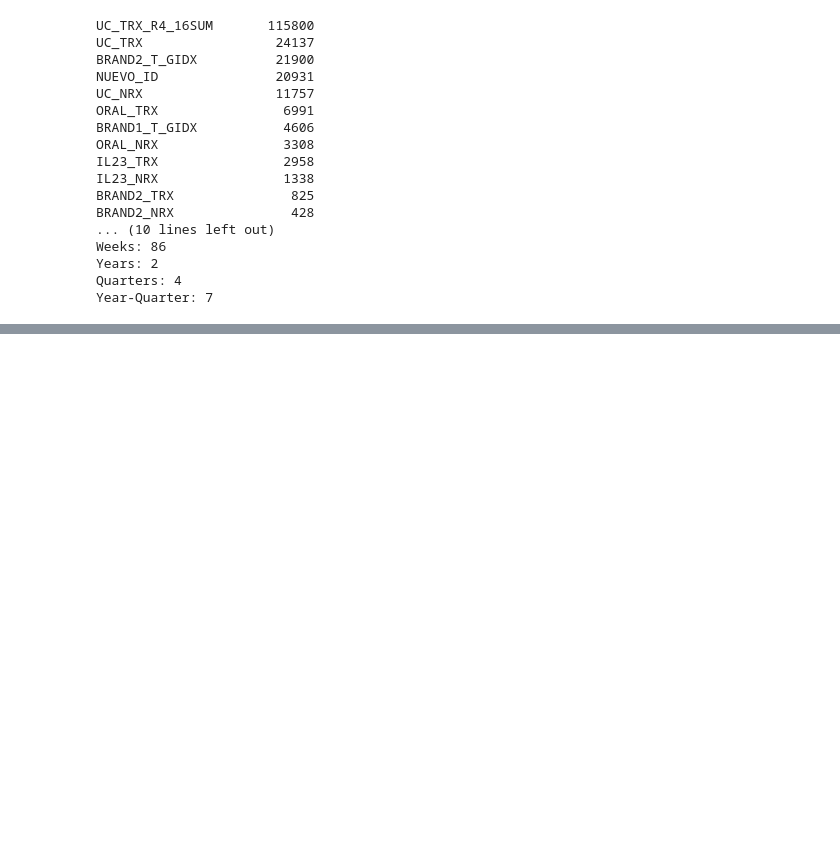
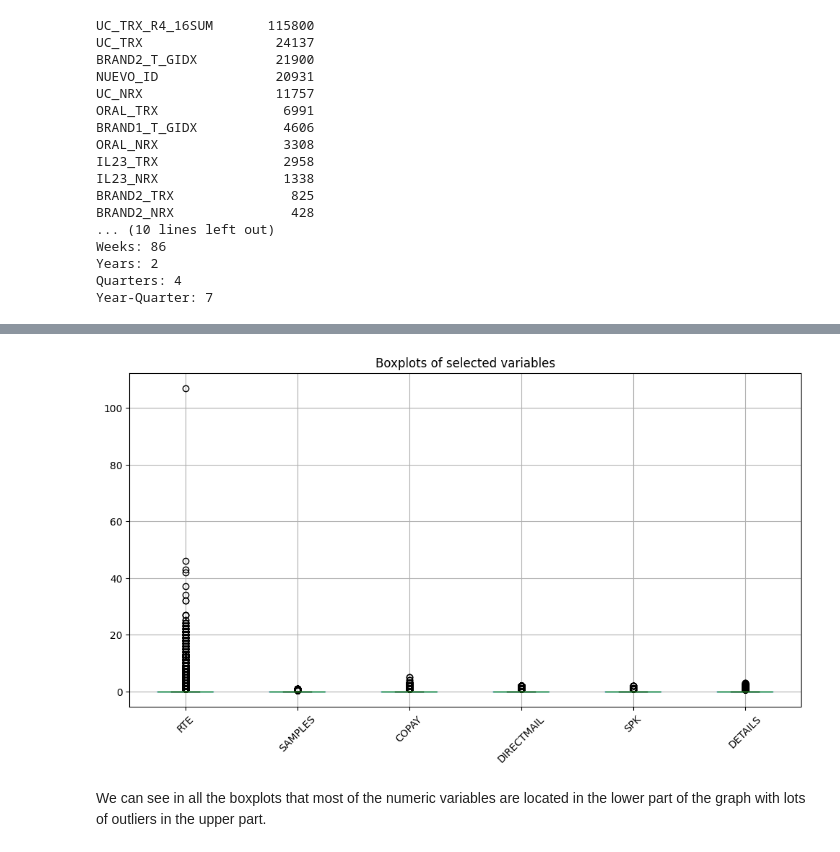
Before and after one commit to david-bazalduaa/Pfizer-segmentation-Ulcerative-Colitis, a Jupyter notebook: EDA_Omar.ipynb, the cells around one changed output, grey strips where cells are left out. Drawn from its saved outputs; the diff is of its cells as text; code cells hidden in the pictures; blank space fills up the shorter version.

```diff
--- a/EDA_Omar.ipynb
+++ b/EDA_Omar.ipynb
@@ -82,0 +362,6 @@ Year-Quarter: 7
+# %%
+plot_boxplots(df, ["RTE", "SAMPLES", "COPAY", "DIRECTMAIL", "SPK", "DETAILS"])
+# %% [output]
+[figure, added]
+# %% [markdown]
+We can see in all the boxplots that most of the numeric variables are located in the lower part of the graph with lots of outliers in the upper part.
```
Also changed, not shown: parts of 42 cells of this notebook.
